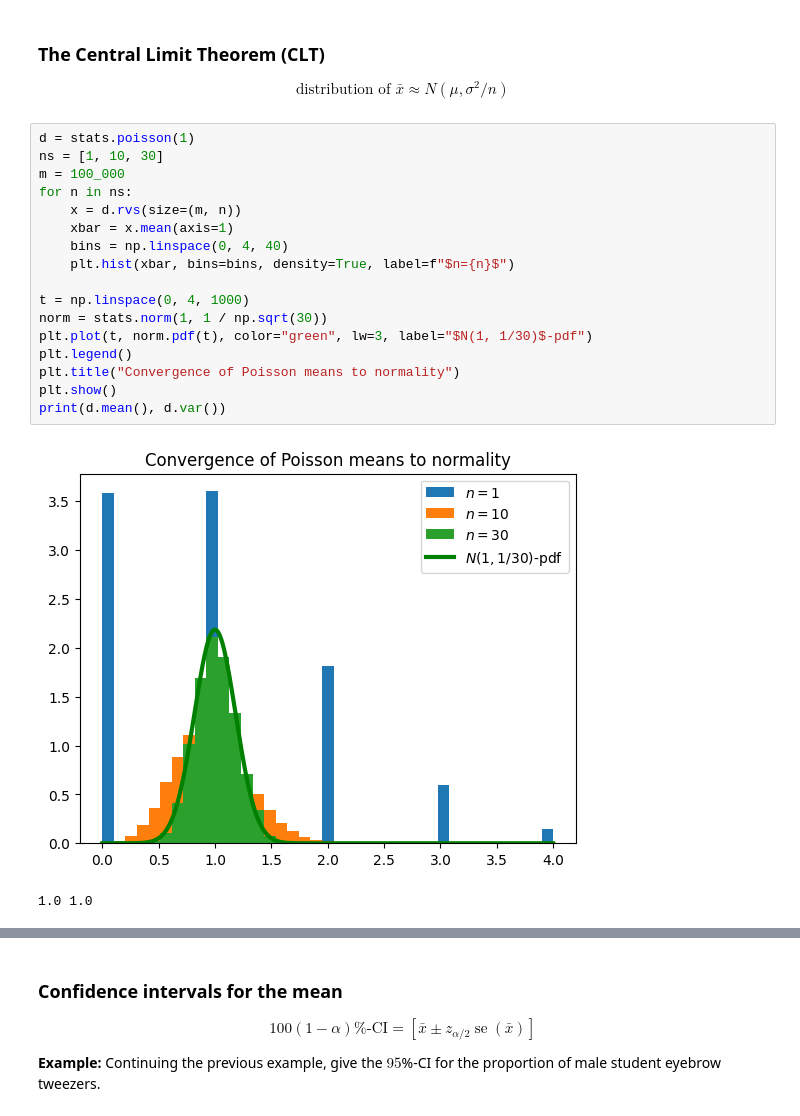
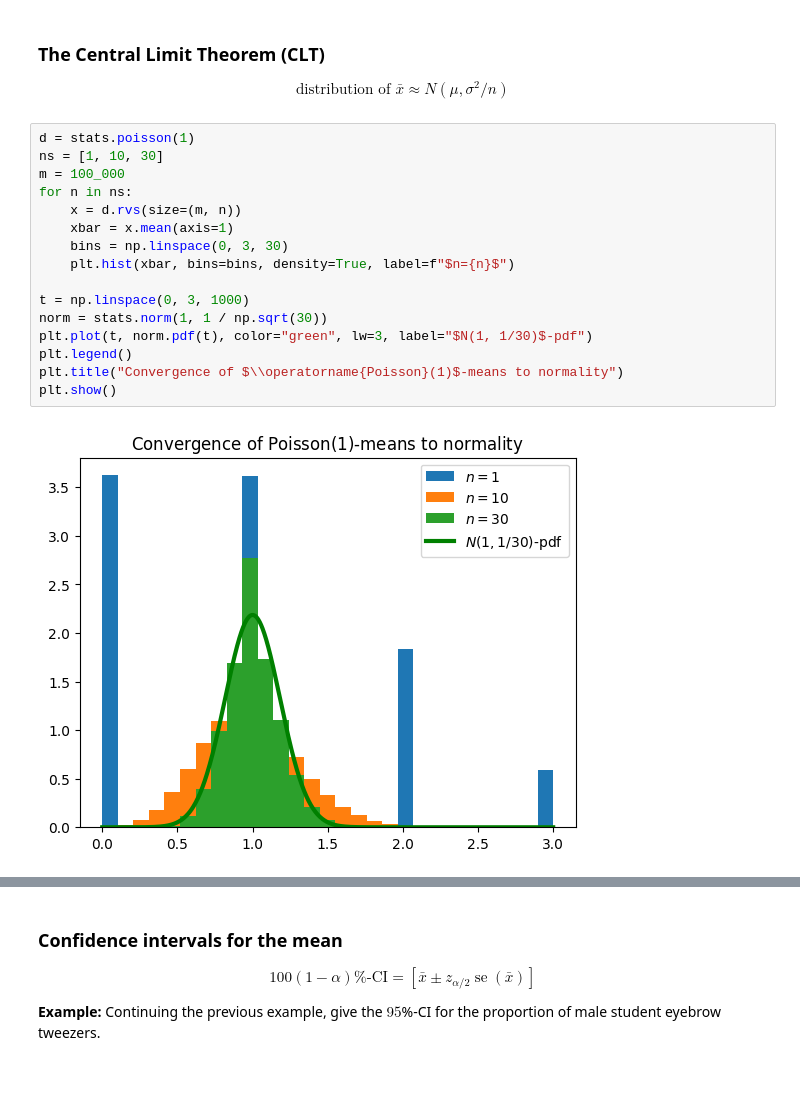
Before and after one commit to mgreenbe/DATA335W2025, a Jupyter notebook: code/1fundamentals.ipynb, the cells around one changed output, grey strips where cells are left out. Drawn from its saved outputs; the diff is of its cells as text; blank space fills up the shorter version.

```diff
--- a/code/1fundamentals.ipynb
+++ b/code/1fundamentals.ipynb
@@ -80,23 +83,21 @@ $$
 # %%
 d = stats.poisson(1)
 ns = [1, 10, 30]
 m = 100_000
 for n in ns:
     x = d.rvs(size=(m, n))
     xbar = x.mean(axis=1)
-    bins = np.linspace(0, 4, 40)
+    bins = np.linspace(0, 3, 30)
     plt.hist(xbar, bins=bins, density=True, label=f"$n={n}$")
 
-t = np.linspace(0, 4, 1000)
+t = np.linspace(0, 3, 1000)
 norm = stats.norm(1, 1 / np.sqrt(30))
 plt.plot(t, norm.pdf(t), color="green", lw=3, label="$N(1, 1/30)$-pdf")
 plt.legend()
-plt.title("Convergence of Poisson means to normality")
+plt.title("Convergence of $\\operatorname{Poisson}(1)$-means to normality")
 plt.show()
-print(d.mean(), d.var())
 # %% [output]
-[figure, old version]
+[figure, new version]
-1.0 1.0
 # %%
 m = 100_000
 fig, axes = plt.subplots(nrows=2, ncols=2, layout="constrained")
```
Also changed, not shown: parts of 15 cells of this notebook, 5 other files.
